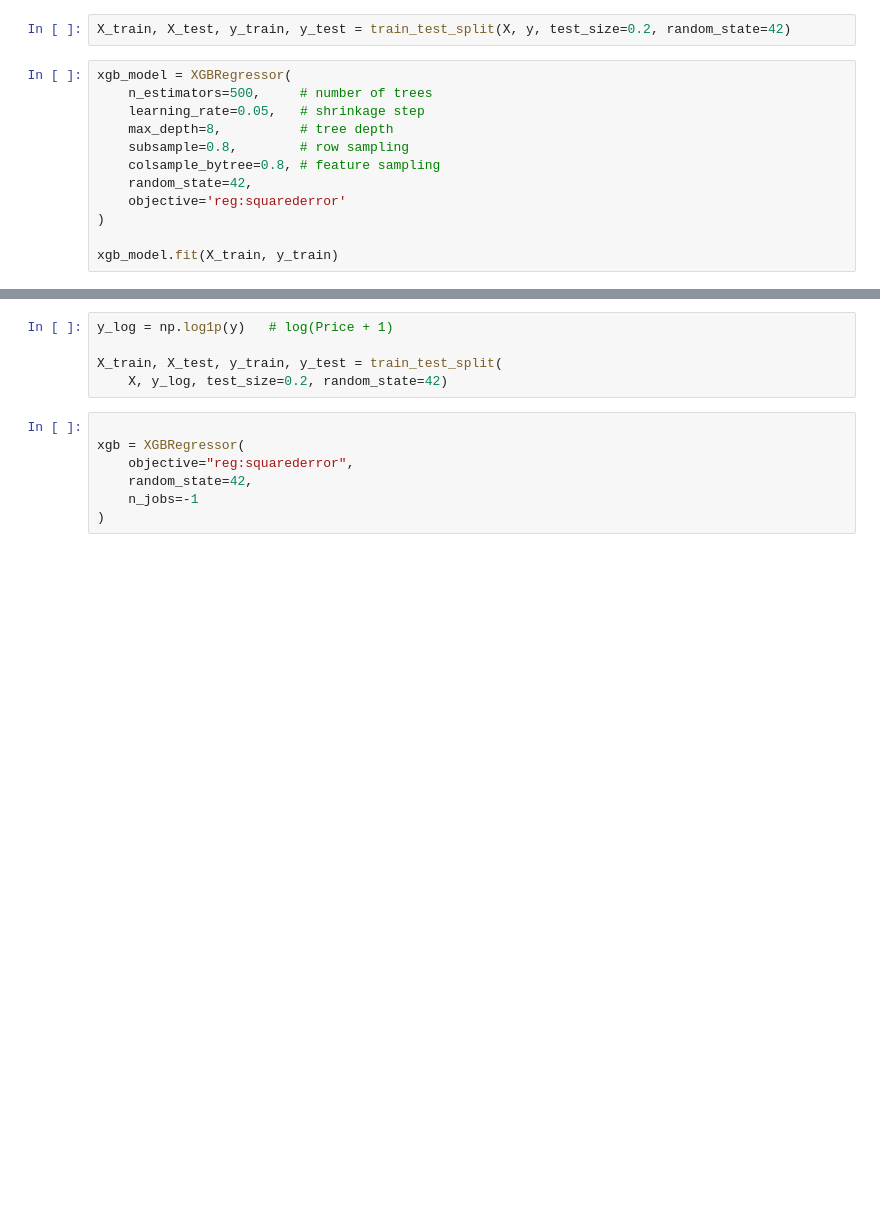
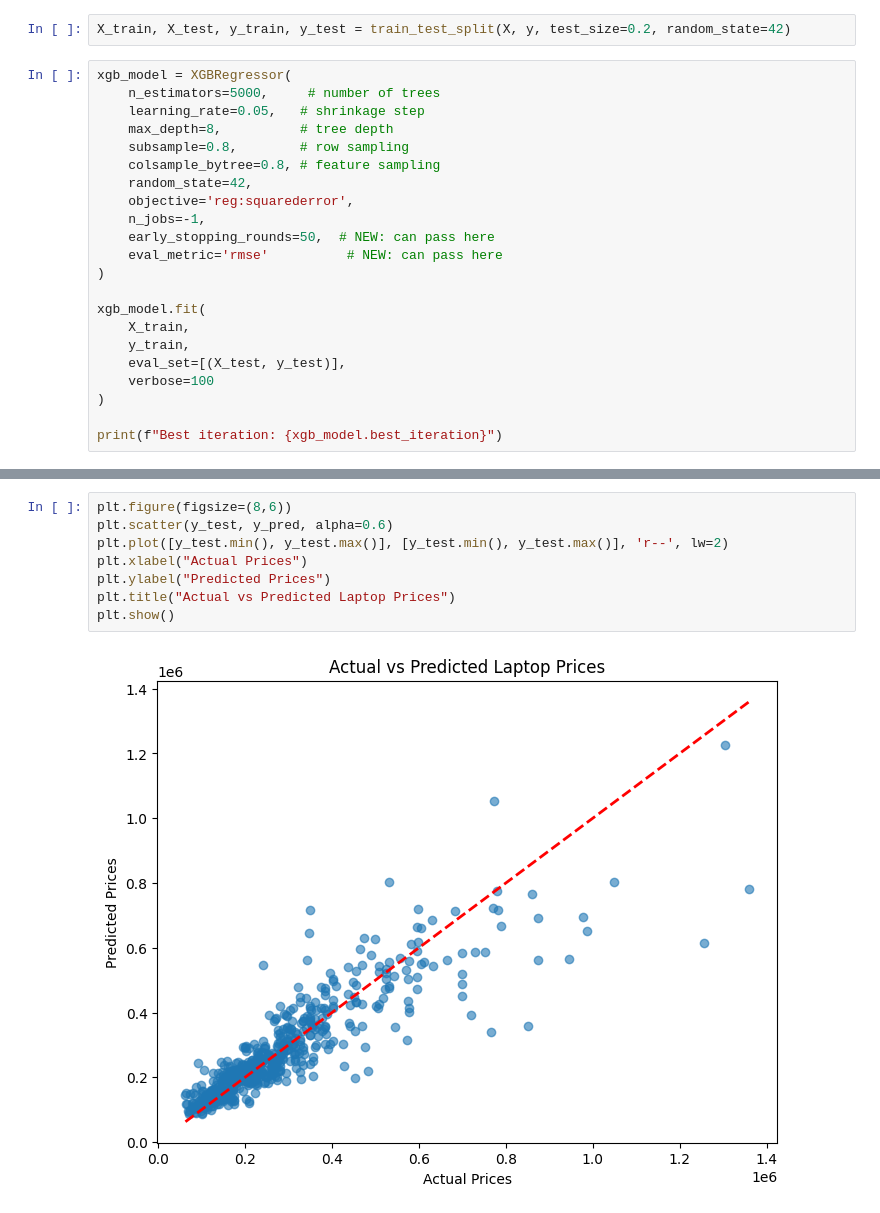
Before and after one commit to Dunith2002/Laptop_Price_Predictor, a Jupyter notebook: notebooks/FC211037_Tharushima/model_training.ipynb, the cells around one changed output, grey strips where cells are left out. Drawn from its saved outputs; the diff is of its cells as text; blank space fills up the shorter version.

Commit message:
save model

```diff
--- a/notebooks/FC211037_Tharushima/model_training.ipynb
+++ b/notebooks/FC211037_Tharushima/model_training.ipynb
@@ -62,14 +57,24 @@ y = df['Price']
 X_train, X_test, y_train, y_test = train_test_split(X, y, test_size=0.2, random_state=42)
 # %%
 xgb_model = XGBRegressor(
-    n_estimators=500,     # number of trees
+    n_estimators=5000,     # number of trees
     learning_rate=0.05,   # shrinkage step
     max_depth=8,          # tree depth
     subsample=0.8,        # row sampling
     colsample_bytree=0.8, # feature sampling
     random_state=42,
-    objective='reg:squarederror'
+    objective='reg:squarederror',
+    n_jobs=-1,
+    early_stopping_rounds=50,  # NEW: can pass here
+    eval_metric='rmse'          # NEW: can pass here
 )
 
-xgb_model.fit(X_train, y_train)
+xgb_model.fit(
+    X_train,
+    y_train,
+    eval_set=[(X_test, y_test)],
+    verbose=100
+)
+
+print(f"Best iteration: {xgb_model.best_iteration}")
 # %% [output]
@@ -99,15 +97,13 @@ R² Score: 0.770413152298593
-# %%
-y_log = np.log1p(y)   # log(Price + 1)
-
-X_train, X_test, y_train, y_test = train_test_split(
-    X, y_log, test_size=0.2, random_state=42)
-# %%
-
-xgb = XGBRegressor(
-    objective="reg:squarederror",
-    random_state=42,
-    n_jobs=-1
-)
+# %%
+plt.figure(figsize=(8,6))
+plt.scatter(y_test, y_pred, alpha=0.6)
+plt.plot([y_test.min(), y_test.max()], [y_test.min(), y_test.max()], 'r--', lw=2)
+plt.xlabel("Actual Prices")
+plt.ylabel("Predicted Prices")
+plt.title("Actual vs Predicted Laptop Prices")
+plt.show()
+# %% [output]
+[figure, added]
 # %%
 param_dist = {
     "n_estimators": [300, 500, 800, 1200],
```
Also changed, not shown: parts of 11 cells of this notebook, 3 other files.
